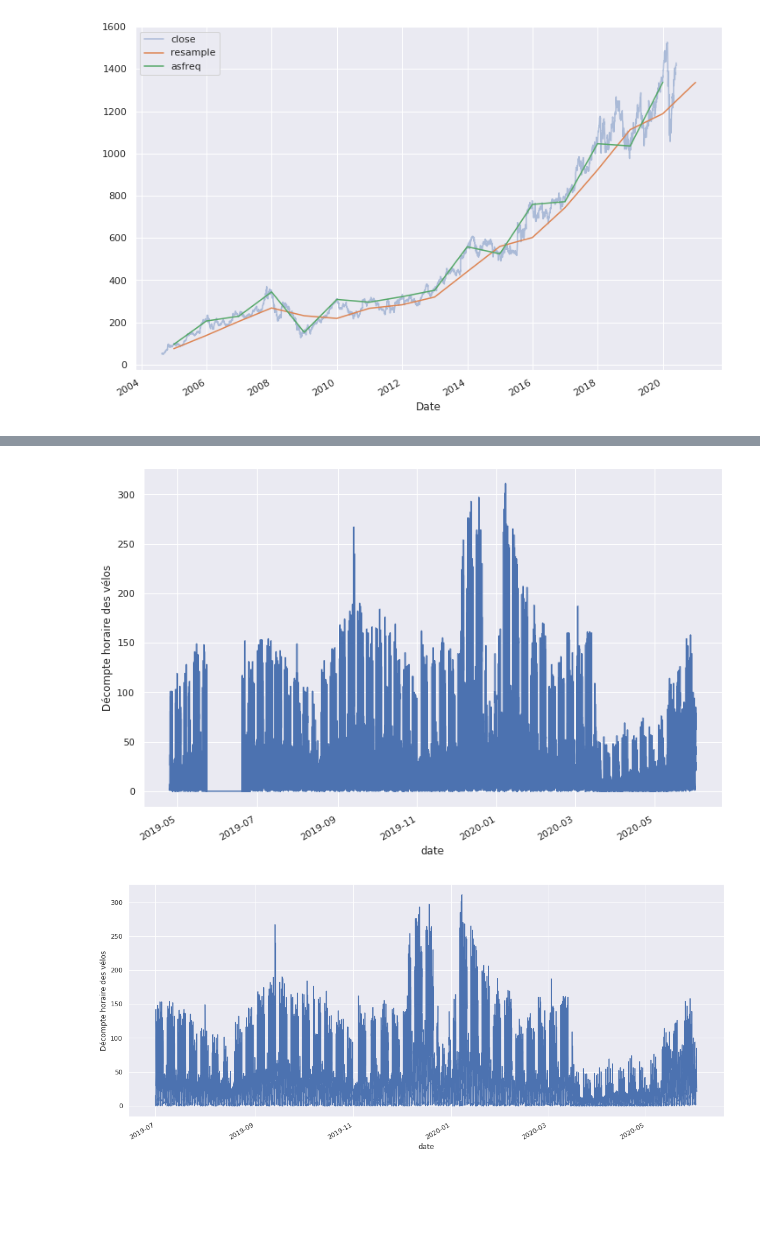
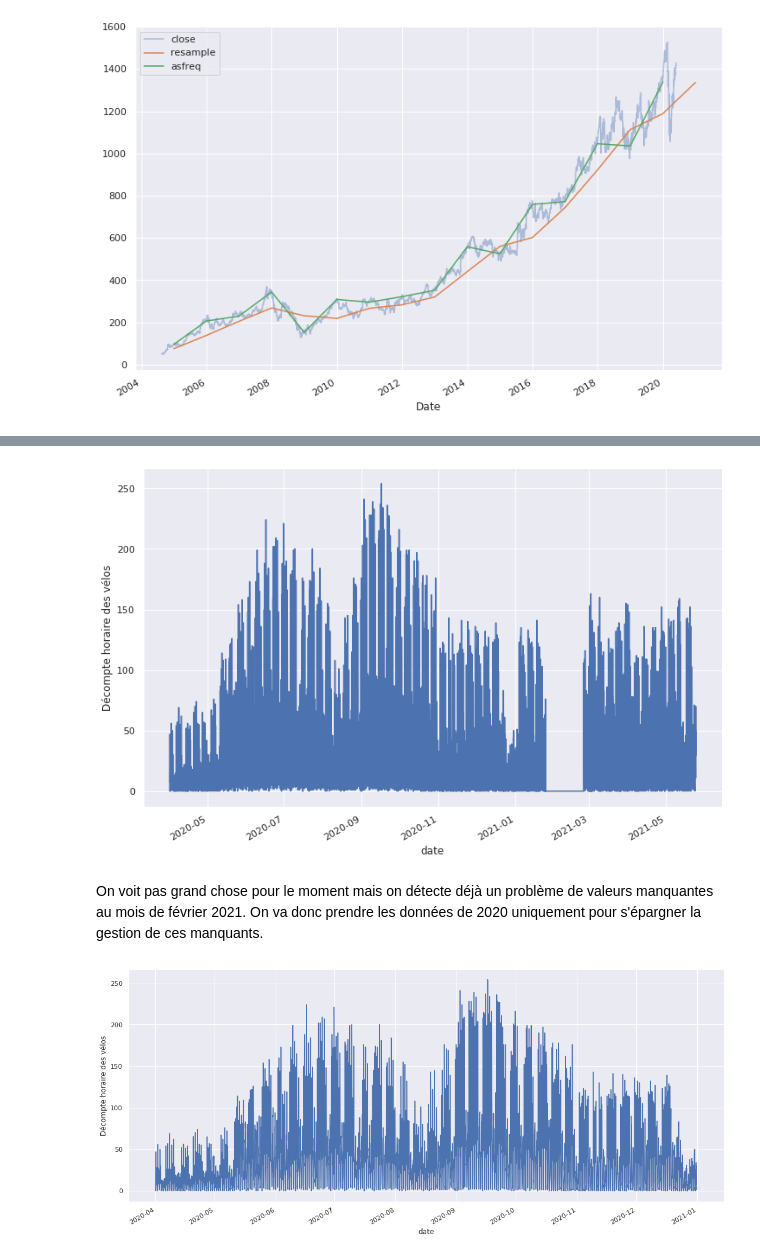
Before and after one commit to Statoscop/notebooks-blog, a Jupyter notebook: Series temporelles/SeriesTemp_Python_2.ipynb, the cells around one changed output, grey strips where cells are left out. Cells and saved outputs as stored; diff of their text form; code cells hidden in the pictures; blank space fills up the shorter version.

Commit message:
2eme post series temp

```diff
--- a/Series temporelles/SeriesTemp_Python_2.ipynb
+++ b/Series temporelles/SeriesTemp_Python_2.ipynb
@@ -232,10 +248,12 @@ DatetimeIndex(['2019-04-25 09:00:00', '2019-04-25 19:00:00',
 # %%
-velo = pd.read_csv('data/comptage-velo-montpar.csv', sep=';',
+velo = pd.read_csv('data/comptage-velo-donnees-compteurs.csv', sep=';',
                    names=["nb", "date"], header=0,
                    usecols=[4,5],
                    index_col="date",
-                   parse_dates=False,
+                   parse_dates=True,
                    date_parser=lambda s: pd.to_datetime(s.split("+")[0])
                   )
-velo.head()
+# read_csv retourne un dataframe or on veut un objet Series, donc puisqu'on le veut, et qu'on l'a, ben on le prend.
+velo = velo.nb
+velo[:3]
 # %% [output]
@@ -250,10 +281,12 @@ velo.head()
 velo.plot(legend=False)
 plt.ylabel('Décompte horaire des vélos');
 # %% [output]
-[figure, old version]
+[figure, new version]
+# %% [markdown]
+On voit pas grand chose pour le moment mais on détecte déjà un problème de valeurs manquantes au mois de février 2021. On va donc prendre les données de 2020 uniquement pour s'épargner la gestion de ces manquants.
 # %%
-velo = velo["2019-07":]
+velo = velo['2020']
 velo.plot(legend=False, figsize=(18,8))
 plt.ylabel('Décompte horaire des vélos');
 # %% [output]
-[figure, old version]
+[figure, new version]
```
Also changed, not shown: parts of 46 cells of this notebook, 3 other files.
